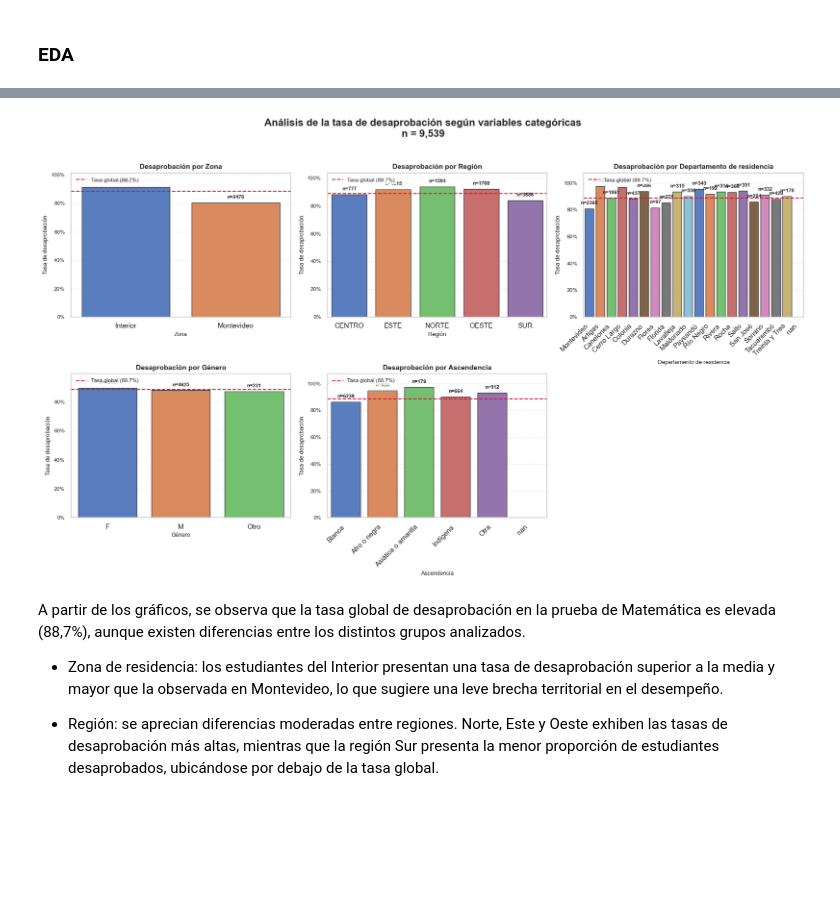
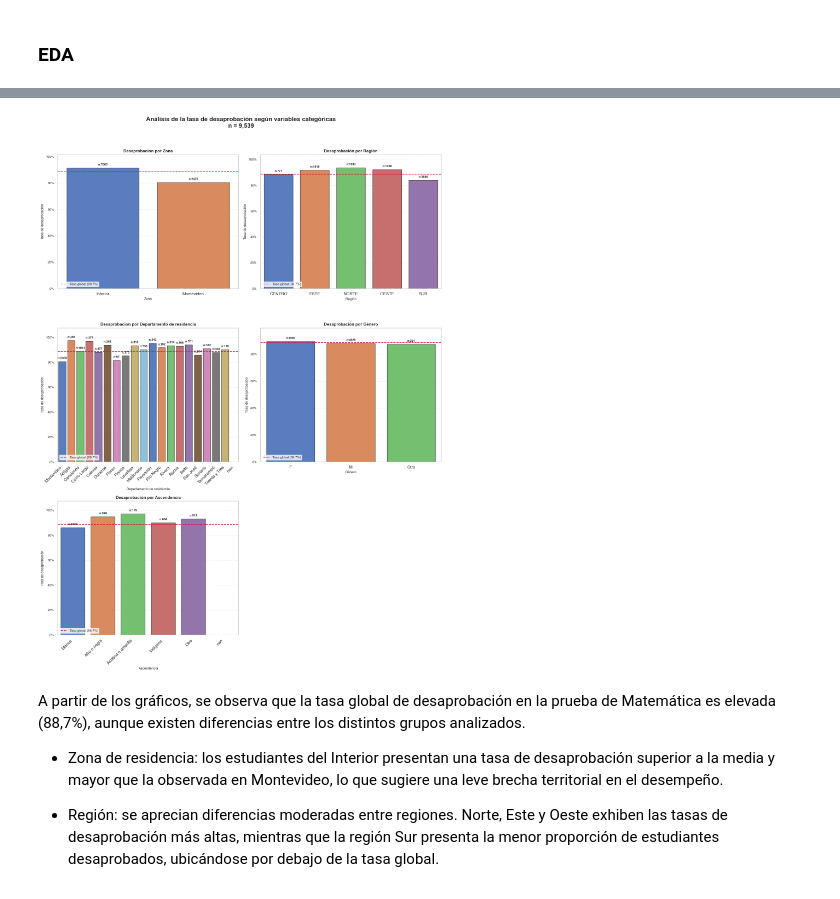
Before and after one commit to estebancardoso96/los_parsimoniosos, a Jupyter notebook: guia_ejemplo_costos_pesos_ajustados.ipynb, the cells around one changed output, grey strips where cells are left out. Cells and saved outputs as stored; diff of their text form; code cells hidden in the pictures; blank space fills up the shorter version.

```diff
--- a/guia_ejemplo_costos_pesos_ajustados.ipynb
+++ b/guia_ejemplo_costos_pesos_ajustados.ipynb
@@ -369,7 +369,7 @@ tasa_base = df_final_modelo['target'].mean()
 
 sns.set_theme(style="whitegrid")
 
-fig, axes = plt.subplots(nrows=2, ncols=3, figsize=(17, 10))
+fig, axes = plt.subplots(nrows=3, ncols=2, figsize=(15, 20))
 axes_flat = axes.flatten()
 
 # ==============================
@@ -424,7 +424,7 @@ for i, var in enumerate(variables_a_graficar):
     ax.legend(
         [linea_base],
         [f'Tasa global ({tasa_base:.1%})'],
-        loc='upper left',
+        loc='lower left',
         fontsize=8.5,
         frameon=True,
         facecolor='white',
@@ -458,35 +458,35 @@ for i, var in enumerate(variables_a_graficar):
 
         if j >= len(data_grafico):
             break
 
         height = p.get_height()
 
         ax.annotate(
-            f"n={int(data_grafico.iloc[j]['n'])}",
+            f"n:{int(data_grafico.iloc[j]['n'])}",
             (p.get_x() + p.get_width()/2, height),
             ha='center',
             va='bottom',
             xytext=(0,5),
             textcoords='offset points',
             fontsize=8,
             fontweight='bold'
         )
 
 # Ocultar ejes sobrantes
 for j in range(len(variables_a_graficar), len(axes_flat)):
     axes_flat[j].set_visible(False)
 
 plt.suptitle(
     f'Análisis de la tasa de desaprobación según variables categóricas\nn = {len(df_final_modelo):,}',
     fontsize=16,
     fontweight='bold',
     y=1.02
 )
 
 plt.tight_layout()
 plt.show()
 # %% [output]
-[figure, old version]
+[figure, new version]
 # %% [markdown]
 A partir de los gráficos, se observa que la tasa global de desaprobación en la prueba de Matemática es elevada (88,7%), aunque existen diferencias entre los distintos grupos analizados.
 
```
Also changed, not shown: parts of 8 cells of this notebook.
